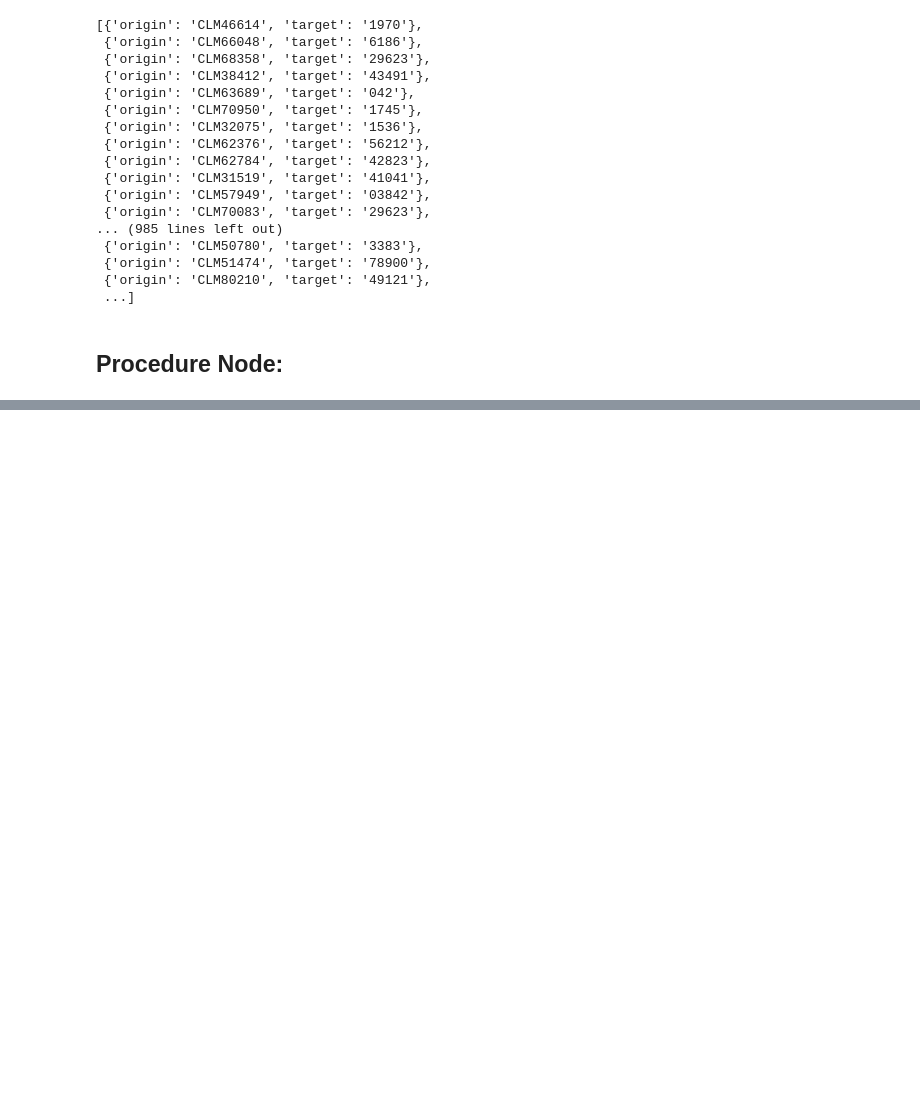
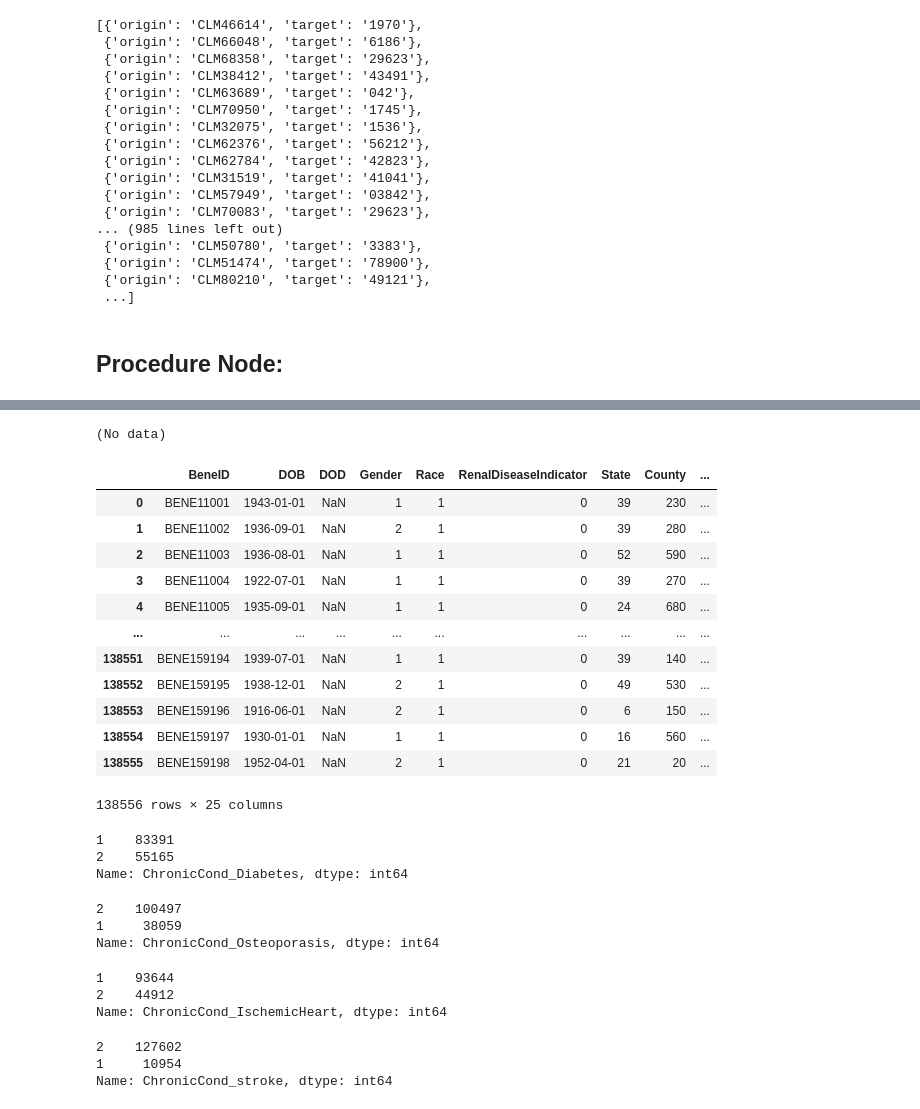
Before and after one commit to areias/healthcare_fraud, a Jupyter notebook: upload_neo4j.ipynb, the cells around one changed output, grey strips where cells are left out. Saved outputs shown, nothing was run; the diff lists cells and outputs as text; code cells hidden in the pictures; blank space fills up the shorter version.

```diff
--- a/upload_neo4j.ipynb
+++ b/upload_neo4j.ipynb
@@ -1221,0 +1382,50 @@ P=set(P)
+# %%
+query = """
+    UNWIND $rels AS rel
+    MATCH (e1:Claim {idx: rel.origin})
+    MATCH (e2:Procedure {idx: rel.target})
+    MERGE (e1)-[m:HAS_PROCEDURE]->(e2)"""
+
+db.run(query, {"rels":rels})
+# %% [output]
+(No data)
+# %%
+df
+# %% [output]
+|  | BeneID | DOB | DOD | Gender | Race | RenalDiseaseIndicator | State | County | ... |
+| 0 | BENE11001 | 1943-01-01 | NaN | 1 | 1 | 0 | 39 | 230 | ... |
+| 1 | BENE11002 | 1936-09-01 | NaN | 2 | 1 | 0 | 39 | 280 | ... |
+| 2 | BENE11003 | 1936-08-01 | NaN | 1 | 1 | 0 | 52 | 590 | ... |
+| 3 | BENE11004 | 1922-07-01 | NaN | 1 | 1 | 0 | 39 | 270 | ... |
+| 4 | BENE11005 | 1935-09-01 | NaN | 1 | 1 | 0 | 24 | 680 | ... |
+| ... | ... | ... | ... | ... | ... | ... | ... | ... | ... |
+| 138551 | BENE159194 | 1939-07-01 | NaN | 1 | 1 | 0 | 39 | 140 | ... |
+| 138552 | BENE159195 | 1938-12-01 | NaN | 2 | 1 | 0 | 49 | 530 | ... |
+| 138553 | BENE159196 | 1916-06-01 | NaN | 2 | 1 | 0 | 6 | 150 | ... |
+| 138554 | BENE159197 | 1930-01-01 | NaN | 1 | 1 | 0 | 16 | 560 | ... |
+| 138555 | BENE159198 | 1952-04-01 | NaN | 2 | 1 | 0 | 21 | 20 | ... |
+138556 rows × 25 columns
+# %%
+df['ChronicCond_Diabetes'].value_counts()
+# %% [output]
+1    83391
+2    55165
+Name: ChronicCond_Diabetes, dtype: int64
+# %%
+df['ChronicCond_Osteoporasis'].value_counts()
+# %% [output]
+2    100497
+1     38059
+Name: ChronicCond_Osteoporasis, dtype: int64
+# %%
+df['ChronicCond_IschemicHeart'].value_counts()
+# %% [output]
+1    93644
+2    44912
+Name: ChronicCond_IschemicHeart, dtype: int64
+# %%
+df['ChronicCond_stroke'].value_counts()
+# %% [output]
+2    127602
+1     10954
+Name: ChronicCond_stroke, dtype: int64
```
Also changed, not shown: parts of 24 cells of this notebook.
